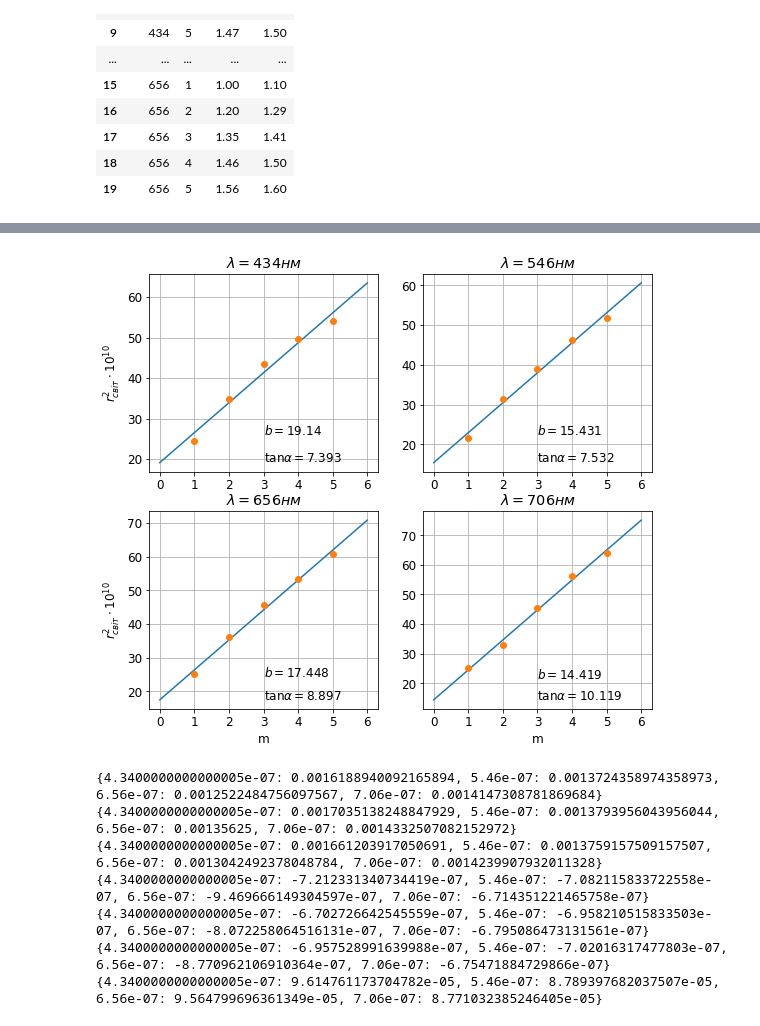
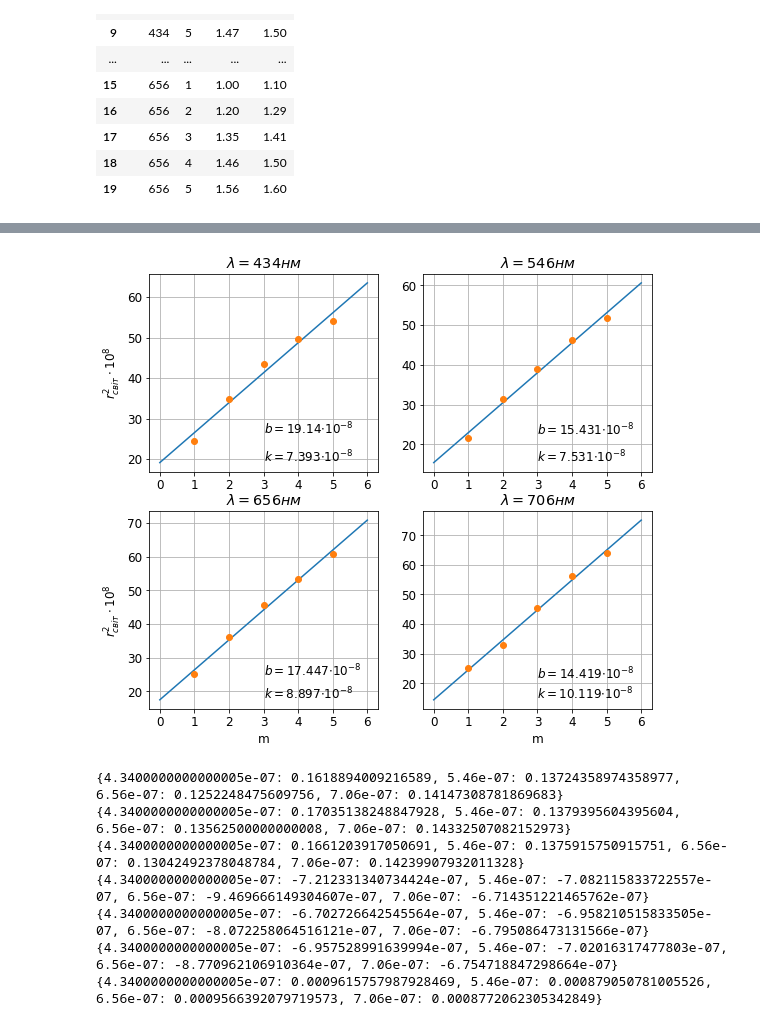
Before and after one commit to ShkalikovOleh/Physics-Labs, a Jupyter notebook: Optics/Lab 4 Newtons rings/Lab 4 Newtons rings.ipynb, the cells around one changed output, grey strips where cells are left out. Drawn from its saved outputs; the diff is of its cells as text; code cells hidden in the pictures.

```diff
--- a/Optics/Lab 4 Newtons rings/Lab 4 Newtons rings.ipynb
+++ b/Optics/Lab 4 Newtons rings/Lab 4 Newtons rings.ipynb
@@ -30,8 +30,8 @@ df
 | 19 | 656 | 5 | 1.56 | 1.60 |
 # %%
 df['lambda'] = df['lambda'] * 10**-9
-df['r_light'] = df['r_light'] * 5 * 10**-5
-df['r_dark'] = df['r_dark'] * 5 * 10**-5
+df['r_light'] = df['r_light'] * 5 * 10**-4
+df['r_dark'] = df['r_dark'] * 5 * 10**-4
 # %%
 gdf = df.groupby("lambda")
 # %%
@@ -60,10 +60,10 @@ row = 0
 for wave in np.unique(df['lambda']):
     temp = gdf.get_group(wave)
     x0 = temp['n']
-    y0 = temp['r_dark'] ** 2 * 10**10
+    y0 = temp['r_dark'] ** 2 * 10**8
 
     x = np.arange(0, 6, 0.0001)
-    y = koefs_dark[wave][0] * x * 10**10 + koefs_dark[wave][1] * 10**10
+    y = koefs_dark[wave][0] * x * 10**8 + koefs_dark[wave][1] * 10**8
 
     axs[row, column].grid()
     axs[row, column].set_xticks(np.arange(0,7,1), minor=False)
@@ -72,16 +72,16 @@ for wave in np.unique(df['lambda']):
     axs[row, column].plot(x, y)
     axs[row, column].plot(x0, y0, 'o')
 
-    axs[row, column].text(3, np.min(y) + 0.1, r"$k = $" + str(np.round(koefs_dark[wave][0] * 10**10, 3)))
-    axs[row, column].text(3, np.min(y) + 7, r"$b = $" + str(np.round(koefs_dark[wave][1] * 10**10, 3)))
+    axs[row, column].text(3, np.min(y) + 0.1, r"$k = $" + str(np.round(koefs_dark[wave][0] * 10**8, 3)) + r"$\cdot 10^{-8}$" )
+    axs[row, column].text(3, np.min(y) + 7, r"$b = $" + str(np.round(koefs_dark[wave][1] * 10**8, 3)) + r"$\cdot 10^{-8}$" )
 
     column = (column + 1)%2
     if column is 0:
         row += 1
 
-axs[0, 0].set(ylabel = r"$r^2_{тем} \cdot 10^{10}$")
+axs[0, 0].set(ylabel = r"$r^2_{тем} \cdot 10^{8}$")
 axs[0, 1].set(xlabel = "", ylabel="")
-axs[1, 0].set(xlabel = "m", ylabel = r"$r^2_{тем} \cdot 10^{10}$")
+axs[1, 0].set(xlabel = "m", ylabel = r"$r^2_{тем} \cdot 10^{8}$")
 axs[1, 1].set(xlabel = "m", ylabel="")
 
 plt.savefig(f"report/assets/r_dark(m).pdf" )
@@ -90,38 +90,38 @@ plt.savefig(f"report/assets/r_dark(m).pdf" )
 # %%
 figs, axs = plt.subplots(2, 2, figsize=(9,8))
 
 column = 0
 row = 0
 for wave in np.unique(df['lambda']):
     temp = gdf.get_group(wave)
     x0 = temp['n']
-    y0 = temp['r_light'] ** 2 * 10**10
+    y0 = temp['r_light'] ** 2 * 10**8
 
     x = np.arange(0, 6, 0.0001)
-    y = koefs_light[wave][0] * x * 10**10 + koefs_light[wave][1] * 10**10
+    y = koefs_light[wave][0] * x * 10**8 + koefs_light[wave][1] * 10**8
 
     axs[row, column].grid()
     axs[row, column].set_xticks(np.arange(0,7,1), minor=False)
 
     axs[row,column].set_title(fr"$\lambda = {int(wave*10**9)} нм$")
     axs[row, column].plot(x, y)
     axs[row, column].plot(x0, y0, 'o')
 
-    axs[row, column].text(3, np.min(y) + 0.1, r"$k = $" + str(np.round(koefs_light[wave][0] * 10**10, 3)))
-    axs[row, column].text(3, np.min(y) + 7, r"$b = $" + str(np.round(koefs_light[wave][1] * 10**10, 3)))
+    axs[row, column].text(3, np.min(y) + 0.1, r"$k = $" + str(np.round(koefs_light[wave][0] * 10**8, 3)) + r"$\cdot 10^{-8}$" )
+    axs[row, column].text(3, np.min(y) + 7, r"$b = $" + str(np.round(koefs_light[wave][1] * 10**8, 3)) + r"$\cdot 10^{-8}$" )
 
     column = (column + 1)%2
     if column is 0:
         row += 1
 
-axs[0, 0].set(ylabel = r"$r^2_{світ} \cdot 10^{10}$")
+axs[0, 0].set(ylabel = r"$r^2_{світ} \cdot 10^{8}$")
 axs[0, 1].set(xlabel = "", ylabel="")
-axs[1, 0].set(xlabel = "m", ylabel = r"$r^2_{світ} \cdot 10^{10}$")
+axs[1, 0].set(xlabel = "m", ylabel = r"$r^2_{світ} \cdot 10^{8}$")
 axs[1, 1].set(xlabel = "m", ylabel="")
 
 plt.savefig(f"report/assets/r_light(m).pdf" )
 # %% [output]
-[figure, old version]
+[figure, new version]
 # %%
 R = {}
 R_dark = {}
@@ -149,11 +149,11 @@ print(d0_light)
 print(d0)
 print(d)
 # %% [output]
-{4.3400000000000005e-07: 0.0016188940092165894, 5.46e-07: 0.0013724358974358973, 6.56e-07: 0.0012522484756097567, 7.06e-07: 0.0014147308781869684}
-{4.3400000000000005e-07: 0.0017035138248847929, 5.46e-07: 0.0013793956043956044, 6.56e-07: 0.00135625, 7.06e-07: 0.0014332507082152972}
-{4.3400000000000005e-07: 0.001661203917050691, 5.46e-07: 0.0013759157509157507, 6.56e-07: 0.0013042492378048784, 7.06e-07: 0.0014239907932011328}
-{4.3400000000000005e-07: -7.212331340734419e-07, 5.46e-07: -7.082115833722558e-07, 6.56e-07: -9.469666149304597e-07, 7.06e-07: -6.714351221465758e-07}
-{4.3400000000000005e-07: -6.702726642545559e-07, 5.46e-07: -6.958210515833503e-07, 6.56e-07: -8.072258064516131e-07, 7.06e-07: -6.795086473131561e-07}
-{4.3400000000000005e-07: -6.957528991639988e-07, 5.46e-07: -7.02016317477803e-07, 6.56e-07: -8.770962106910364e-07, 7.06e-07: -6.75471884729866e-07}
-{4.3400000000000005e-07: 9.614761173704782e-05, 5.46e-07: 8.789397682037507e-05, 6.56e-07: 9.564799696361349e-05, 7.06e-07: 8.771032385246405e-05}
+{4.3400000000000005e-07: 0.1618894009216589, 5.46e-07: 0.13724358974358977, 6.56e-07: 0.1252248475609756, 7.06e-07: 0.14147308781869683}
+{4.3400000000000005e-07: 0.17035138248847928, 5.46e-07: 0.1379395604395604, 6.56e-07: 0.13562500000000008, 7.06e-07: 0.14332507082152973}
+{4.3400000000000005e-07: 0.1661203917050691, 5.46e-07: 0.1375915750915751, 6.56e-07: 0.13042492378048784, 7.06e-07: 0.14239907932011328}
+{4.3400000000000005e-07: -7.212331340734424e-07, 5.46e-07: -7.082115833722557e-07, 6.56e-07: -9.469666149304607e-07, 7.06e-07: -6.714351221465762e-07}
+{4.3400000000000005e-07: -6.702726642545564e-07, 5.46e-07: -6.958210515833505e-07, 6.56e-07: -8.072258064516121e-07, 7.06e-07: -6.795086473131566e-07}
+{4.3400000000000005e-07: -6.957528991639994e-07, 5.46e-07: -7.02016317477803e-07, 6.56e-07: -8.770962106910364e-07, 7.06e-07: -6.754718847298664e-07}
+{4.3400000000000005e-07: 0.0009615757987928469, 5.46e-07: 0.000879050781005526, 6.56e-07: 0.0009566392079719573, 7.06e-07: 0.0008772062305342849}
 # %%
```
Also changed, not shown: parts of 6 cells of this notebook, 6 other files.
